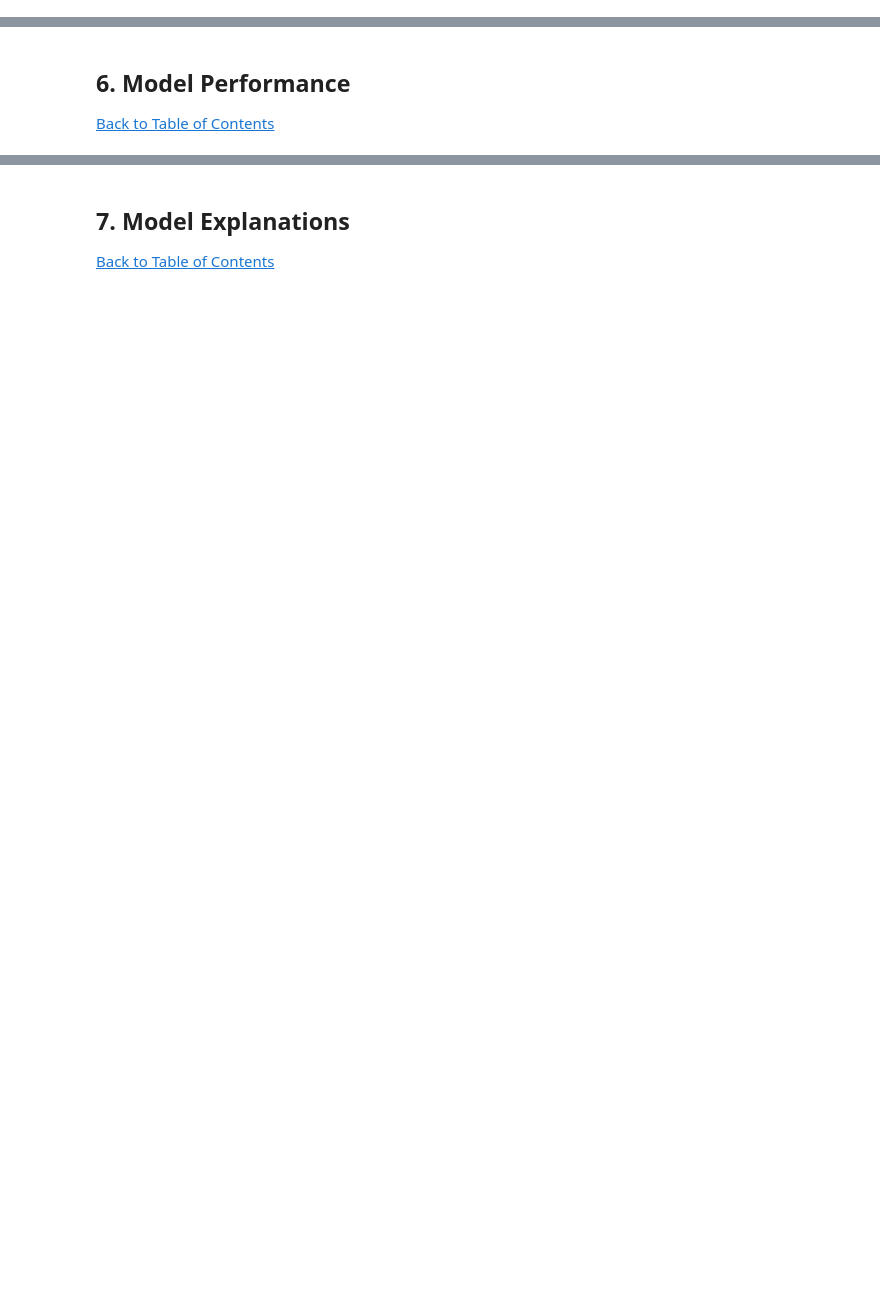
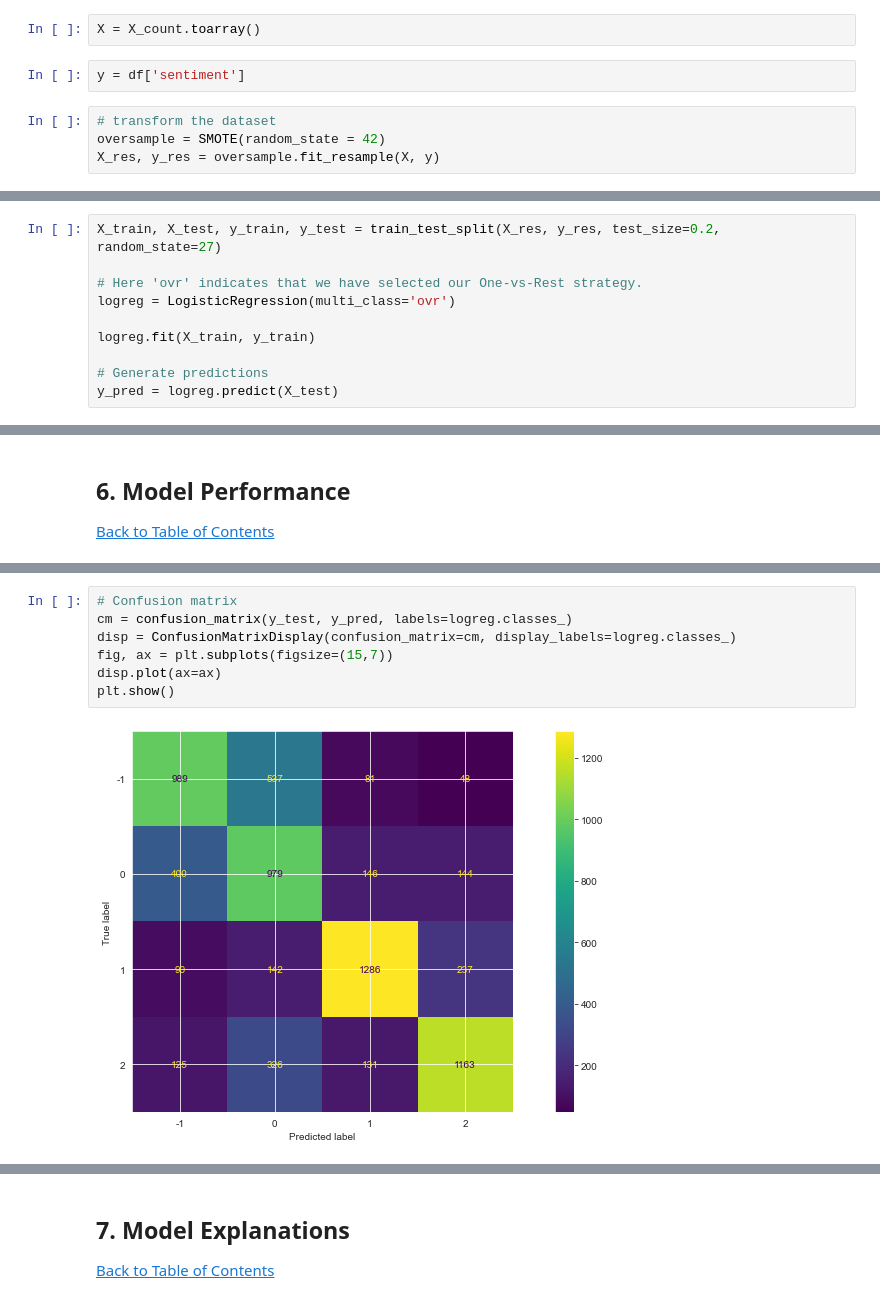
Before and after one commit to McMunashe/classification-predict-streamlit-template, a Jupyter notebook: Advanced Classification Predict .ipynb, the cells around one changed output, grey strips where cells are left out. Drawn from its saved outputs; the diff is of its cells as text; blank space fills up the shorter version.

Commit message:
Logistic Regression model
Used countvectorizer  with max_features = 1000

```diff
--- a/Advanced Classification Predict .ipynb
+++ b/Advanced Classification Predict .ipynb
@@ -220,5 +317,23 @@ df.head()
+# %%
+X = X_count.toarray()
+# %%
+y = df['sentiment']
+# %%
+# transform the dataset
+oversample = SMOTE(random_state = 42)
+X_res, y_res = oversample.fit_resample(X, y)
 # %% [markdown]
 <a id="five"></a>
 ## 5. Modelling
 <a class="anchor" id="1.1"></a>
 <a href=#cont>Back to Table of Contents</a>
+# %%
+X_train, X_test, y_train, y_test = train_test_split(X_res, y_res, test_size=0.2, random_state=27)
+
+# Here 'ovr' indicates that we have selected our One-vs-Rest strategy.
+logreg = LogisticRegression(multi_class='ovr')
+
+logreg.fit(X_train, y_train)
+
+# Generate predictions
+y_pred = logreg.predict(X_test)
@@ -229,0 +382,9 @@ df.head()
+# %%
+# Confusion matrix
+cm = confusion_matrix(y_test, y_pred, labels=logreg.classes_)
+disp = ConfusionMatrixDisplay(confusion_matrix=cm, display_labels=logreg.classes_)
+fig, ax = plt.subplots(figsize=(15,7))
+disp.plot(ax=ax)
+plt.show()
+# %% [output]
+[figure, added]
```
Also changed, not shown: parts of 47 cells of this notebook.
